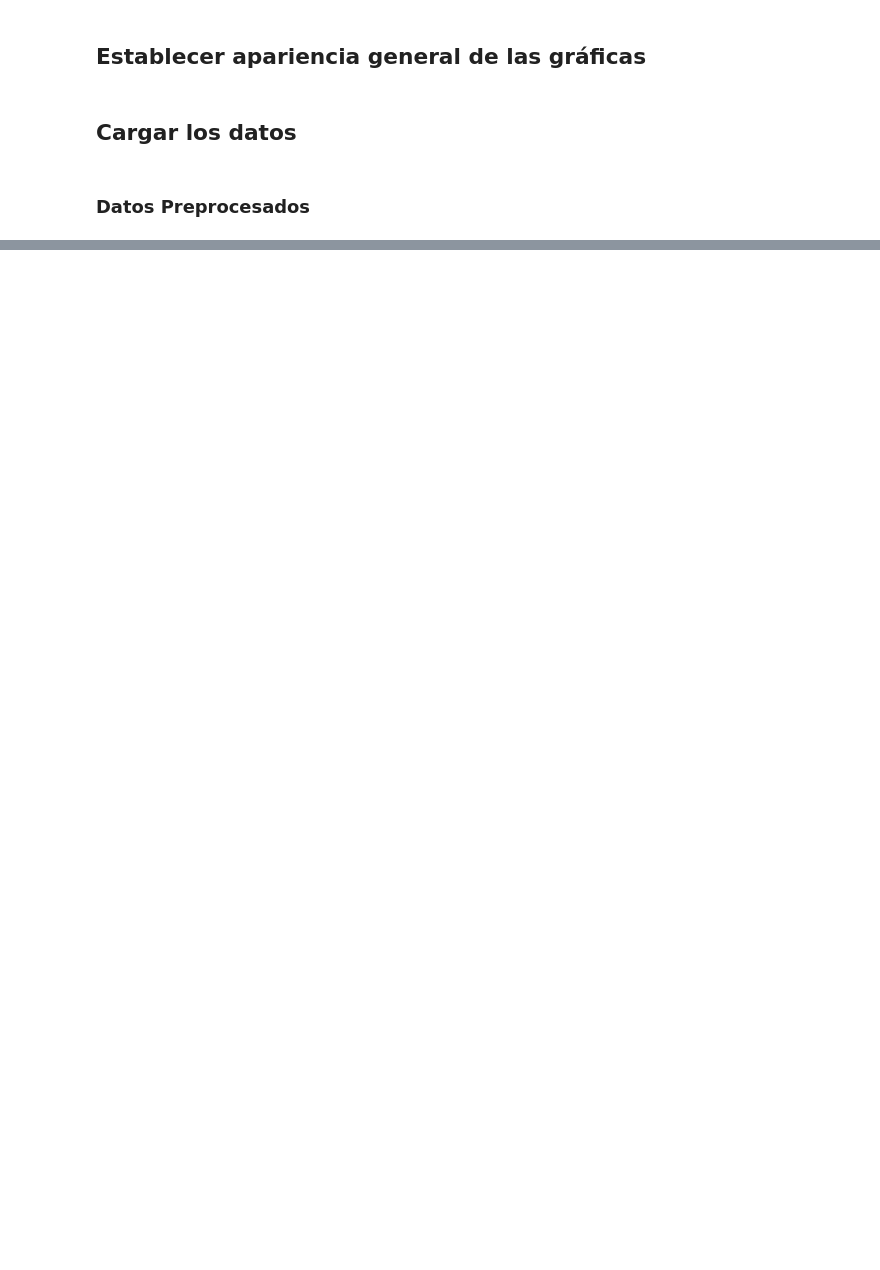
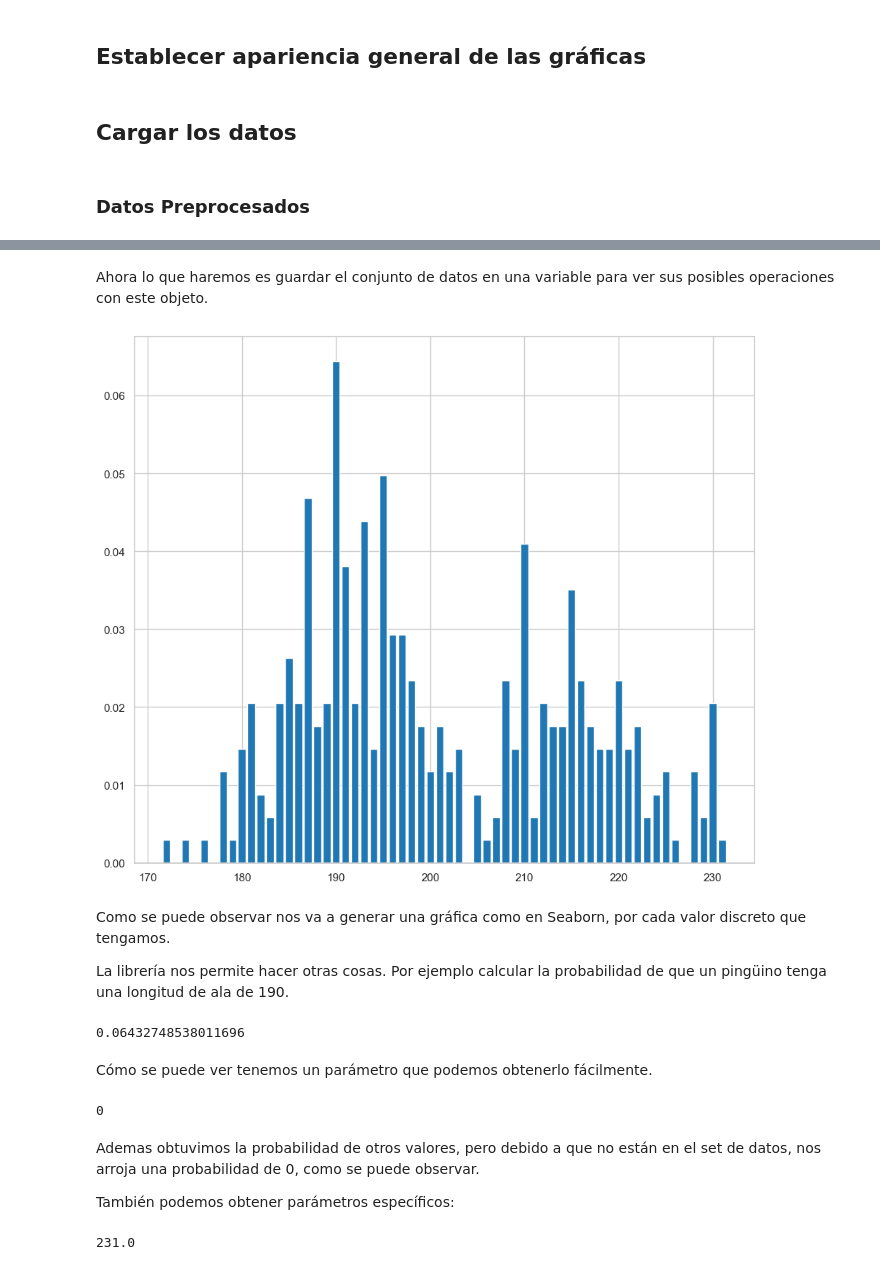
Before and after one commit to DensLopez/Analisis_Exploratorio, a Jupyter notebook: codes/code012.ipynb, the cells around one changed output, grey strips where cells are left out. Cells and saved outputs as stored; diff of their text form; code cells hidden in the pictures; blank space fills up the shorter version.

```diff
--- a/codes/code012.ipynb
+++ b/codes/code012.ipynb
@@ -524,0 +171,33 @@ plt.show()
+# %% [markdown]
+Ahora lo que haremos es guardar el conjunto de datos en una variable para ver sus posibles operaciones con este objeto.
+# %%
+
+pmf_flipper_len_mm = empiricaldist.Pmf.from_seq(
+        preprocessed_penguins_df.flipper_length_mm
+    )
+# %%
+pmf_flipper_len_mm.bar()
+# %% [output]
+[figure, added]
+# %% [markdown]
+Como se puede observar nos va a generar una gráfica como en Seaborn, por cada valor discreto que tengamos.
+
+La librería nos permite hacer otras cosas. Por ejemplo calcular la probabilidad de que un pingüino tenga una longitud de ala de 190.
+# %%
+pmf_flipper_len_mm(190)
+# %% [output]
+0.06432748538011696
+# %% [markdown]
+Cómo se puede ver tenemos un parámetro que podemos obtenerlo fácilmente.
+# %%
+pmf_flipper_len_mm(175)
+# %% [output]
+0
+# %% [markdown]
+Ademas obtuvimos la probabilidad de otros valores, pero debido a que no están en el set de datos, nos arroja una probabilidad de 0, como se puede observar.
+
+También podemos obtener parámetros específicos:
+# %%
+preprocessed_penguins_df.flipper_length_mm.max()
+# %% [output]
+231.0
```
Also changed, not shown: parts of 94 cells of this notebook, 13 other files.
